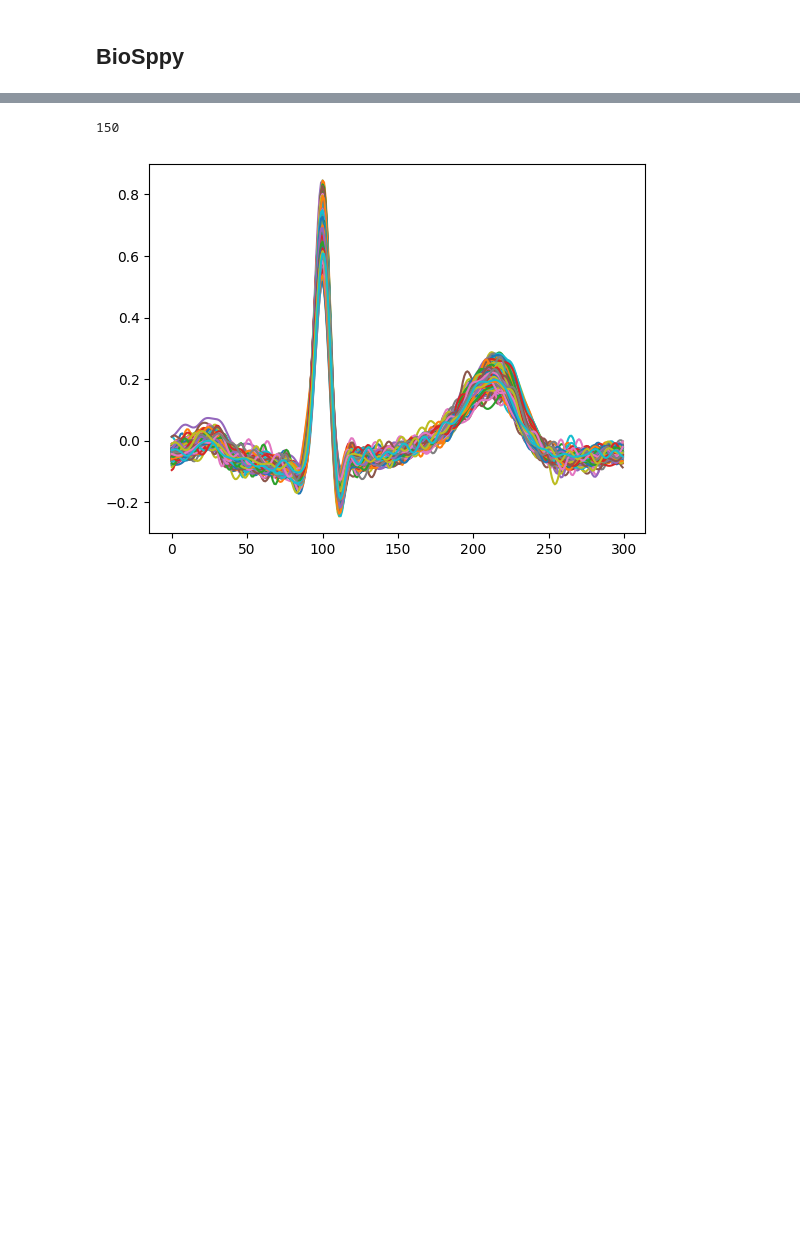
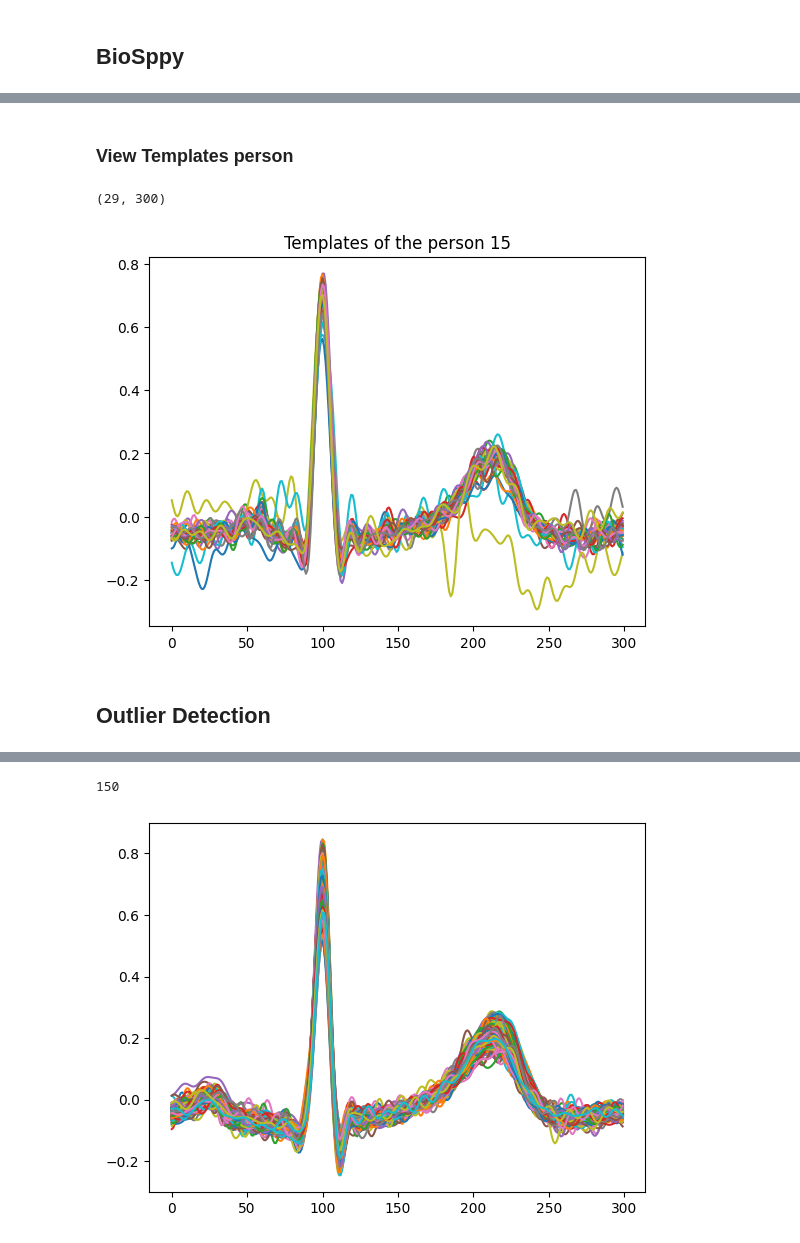
Before and after one commit to AnaSofOliveira/SB2425, a Jupyter notebook: spikes/ecg/20241001.ipynb, the cells around one changed output, grey strips where cells are left out. Drawn from its saved outputs; the diff is of its cells as text; code cells hidden in the pictures; blank space fills up the shorter version.

```diff
--- a/spikes/ecg/20241001.ipynb
+++ b/spikes/ecg/20241001.ipynb
@@ -154,7 +115,10 @@ plt.show()
 # %% [markdown]
 ## BioSppy
 # %%
-from biosppy.signals import ecg
+def get_templates(raw_data, fs):
+    outs = [ (ecg.ecg(signal=s, sampling_rate=fs, show=False), p) for ((s), p) in raw_data]
+    return outs
 
-outs = [ (ecg.ecg(signal=s[:,1], sampling_rate=f['fs'], show=False), p) for ((s,f), p) in data ]
+outs_tain = get_templates(raw_data_train, fs)
+outs_test = get_templates(raw_data_test, fs)
 # %% [markdown]
@@ -174,0 +153,16 @@ print(labels)
+# %% [markdown]
+### View Templates person
+# %%
+person_number = 15 #13
+templates_person = templates_tain[labels_tain == person_number]
+
+print(templates_person.shape)
+
+plt.plot(templates_person.T)
+plt.title('Templates of the person {}'.format(person_number))
+plt.show()
+# %% [output]
+(29, 300)
+[figure, added]
+# %% [markdown]
+## Outlier Detection
```
Also changed, not shown: parts of 52 cells of this notebook, 40 other files.
